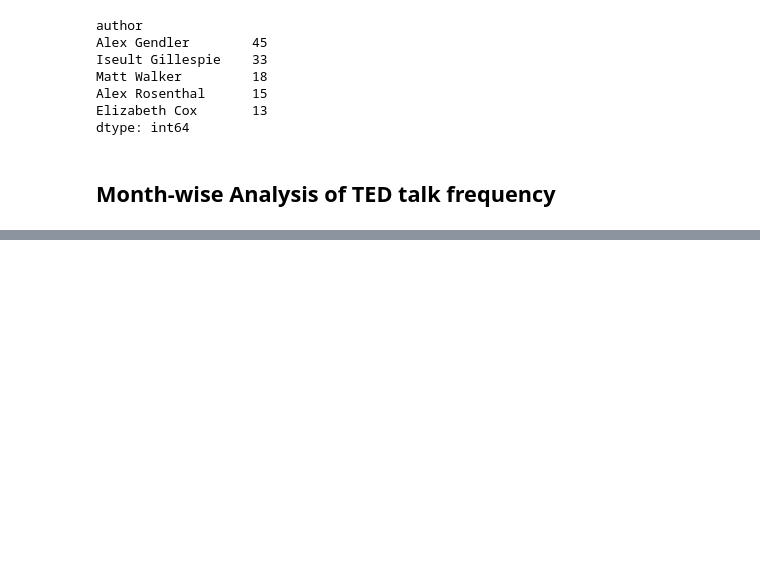
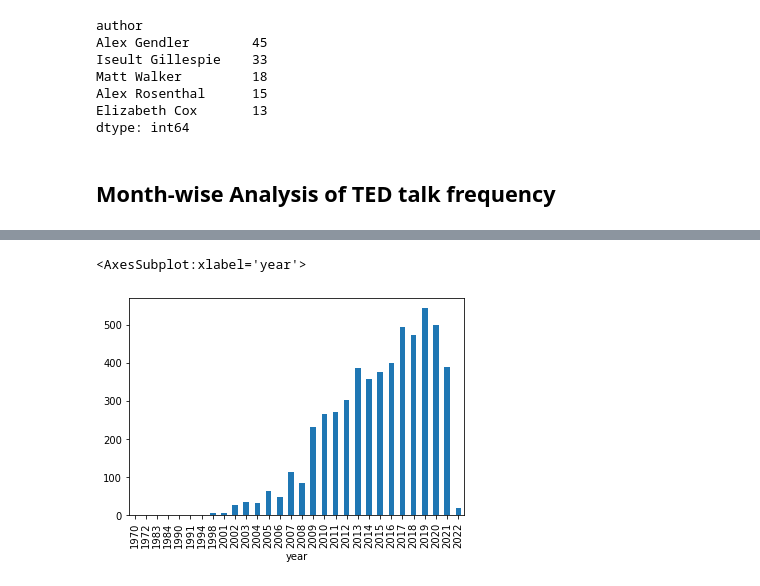
Before and after one commit to Bhavya-02022000/DWH_project, a Jupyter notebook: analysis-of-ted-talk.ipynb, the cells around one changed output, grey strips where cells are left out. Saved outputs shown, nothing was run; the diff lists cells and outputs as text; code cells hidden in the pictures; blank space fills up the shorter version.

```diff
--- a/analysis-of-ted-talk.ipynb
+++ b/analysis-of-ted-talk.ipynb
@@ -123,0 +141,5 @@ df.head()
+# %%
+df.groupby('year').size().plot(kind='bar')
+# %% [output]
+<AxesSubplot:xlabel='year'>
+[figure, added]
```
Also changed, not shown: parts of 10 cells of this notebook.
